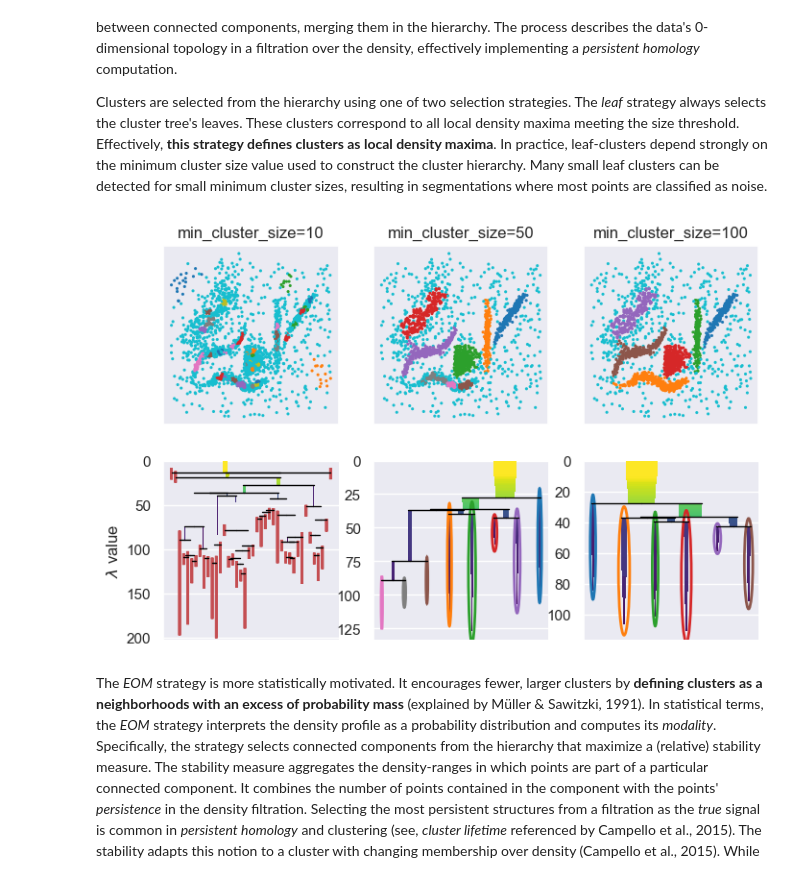
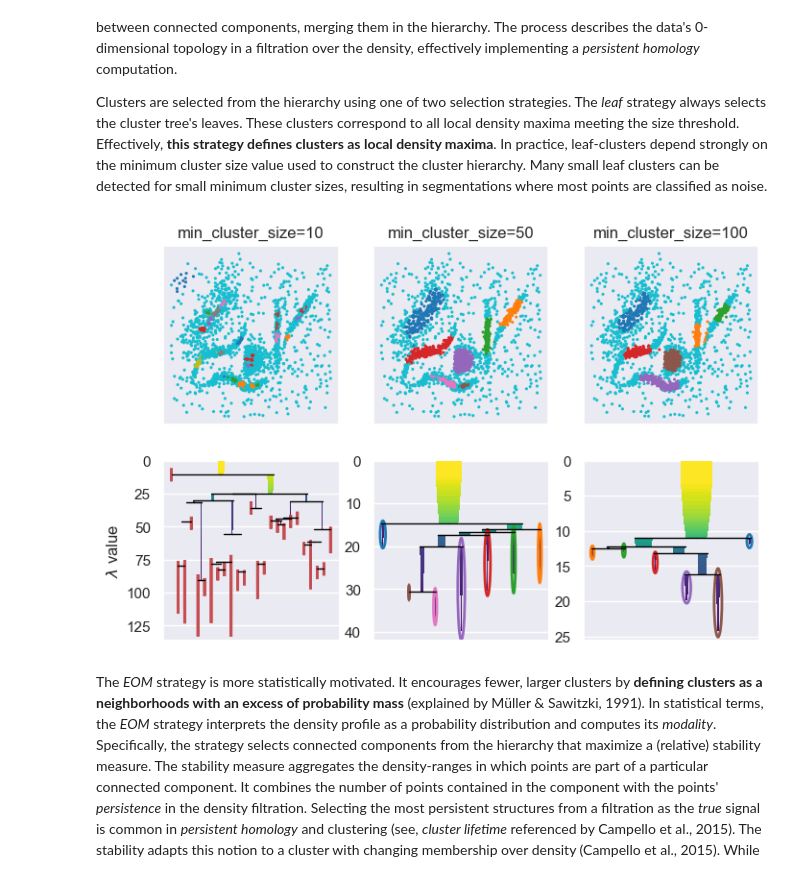
Before and after one commit to JelmerBot/fast_hdbscan, a Jupyter notebook: doc/layer_clustering.ipynb, the cells around one changed output. Cells and saved outputs as stored; diff of their text form; code cells hidden in the pictures.

```diff
--- a/doc/layer_clustering.ipynb
+++ b/doc/layer_clustering.ipynb
@@ -92,29 +92,27 @@ classified as noise.
 # %%
 plt.figure(figsize=(8, 8 / 3 * 2))
 
 kwargs = dict(s=5, cmap="tab10", vmax=9, vmin=0, edgecolors="none")
 for i, size in enumerate([10, 50, 100]):
-    c = HDBSCAN(
-        min_samples=5, min_cluster_size=size, cluster_selection_method="leaf"
-    ).fit(data)
+    c = HDBSCAN(min_cluster_size=size, cluster_selection_method="leaf").fit(data)
     plt.subplot(2, 3, i + 1)
     plt.scatter(*data.T, c=c.labels_ % 10, **kwargs)
     plt.title(f"min_cluster_size={size}")
     plt.xticks([])
     plt.yticks([])
 
     plt.subplot(2, 3, i + 4)
     c.condensed_tree_.plot(
         select_clusters=True,
         selection_palette=plt.cm.tab10.colors,
         colorbar=False,
     )
     if i > 0:
         plt.ylabel("")
 
 plt.show()
 # %% [output]
-[figure, old version]
+[figure, new version]
 # %% [markdown]
 The *EOM* strategy is more statistically motivated. It encourages fewer, larger
 clusters by **defining clusters as a neighborhoods with an excess of probability
```
Also changed, not shown: parts of 58 cells of this notebook.
